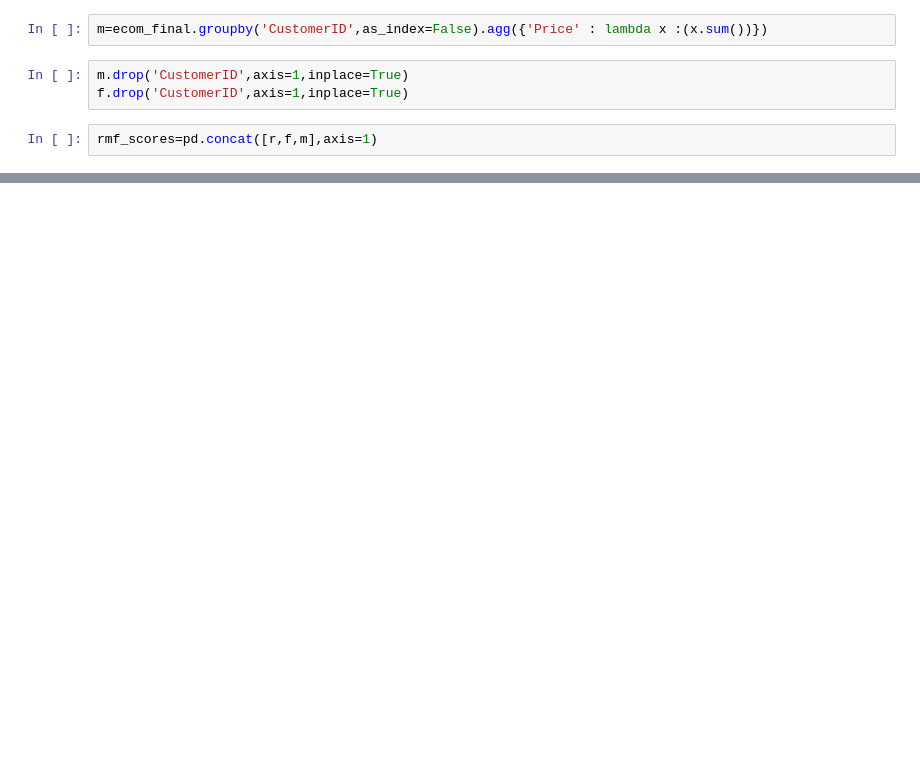
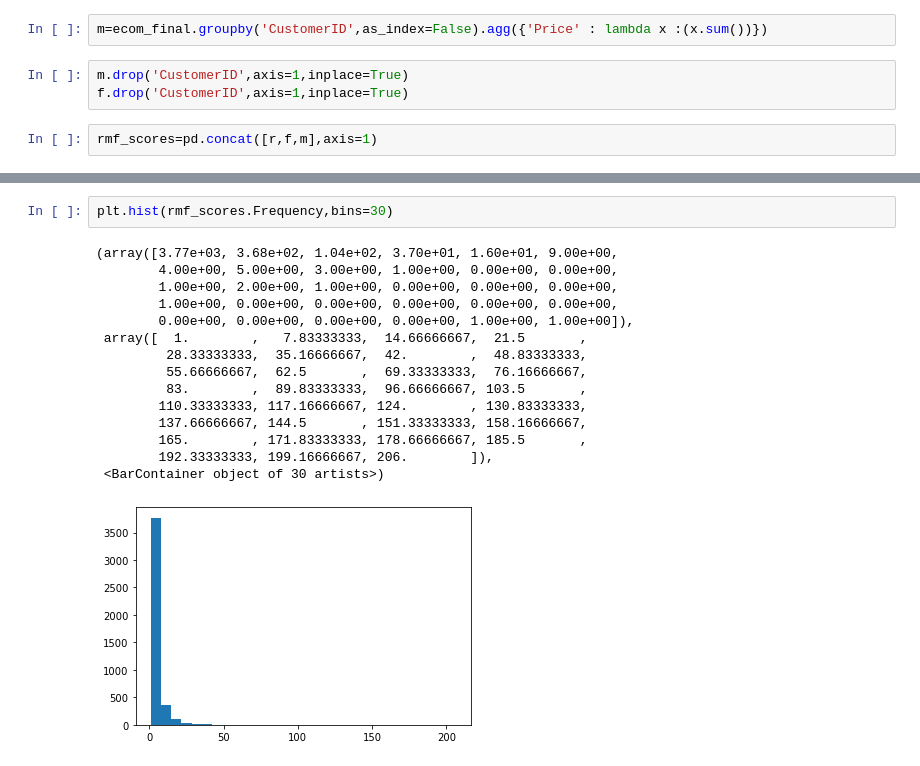
Before and after one commit to aditigawali/ecomanalytics, a Jupyter notebook: ecomanalyticsproject-checkpoint.ipynb, the cells around one changed output, grey strips where cells are left out. Cells and saved outputs as stored; diff of their text form; blank space fills up the shorter version.

```diff
--- a/ecomanalyticsproject-checkpoint.ipynb
+++ b/ecomanalyticsproject-checkpoint.ipynb
@@ -208,0 +292,18 @@ sns.barplot(data=d,x='b',y='c',hue='a')
+# %%
+plt.hist(rmf_scores.Frequency,bins=30)
+# %% [output]
+(array([3.77e+03, 3.68e+02, 1.04e+02, 3.70e+01, 1.60e+01, 9.00e+00,
+        4.00e+00, 5.00e+00, 3.00e+00, 1.00e+00, 0.00e+00, 0.00e+00,
+        1.00e+00, 2.00e+00, 1.00e+00, 0.00e+00, 0.00e+00, 0.00e+00,
+        1.00e+00, 0.00e+00, 0.00e+00, 0.00e+00, 0.00e+00, 0.00e+00,
+        0.00e+00, 0.00e+00, 0.00e+00, 0.00e+00, 1.00e+00, 1.00e+00]),
+ array([  1.        ,   7.83333333,  14.66666667,  21.5       ,
+         28.33333333,  35.16666667,  42.        ,  48.83333333,
+         55.66666667,  62.5       ,  69.33333333,  76.16666667,
+         83.        ,  89.83333333,  96.66666667, 103.5       ,
+        110.33333333, 117.16666667, 124.        , 130.83333333,
+        137.66666667, 144.5       , 151.33333333, 158.16666667,
+        165.        , 171.83333333, 178.66666667, 185.5       ,
+        192.33333333, 199.16666667, 206.        ]),
+ <BarContainer object of 30 artists>)
+[figure, added]
```
Also changed, not shown: parts of 64 cells of this notebook.
